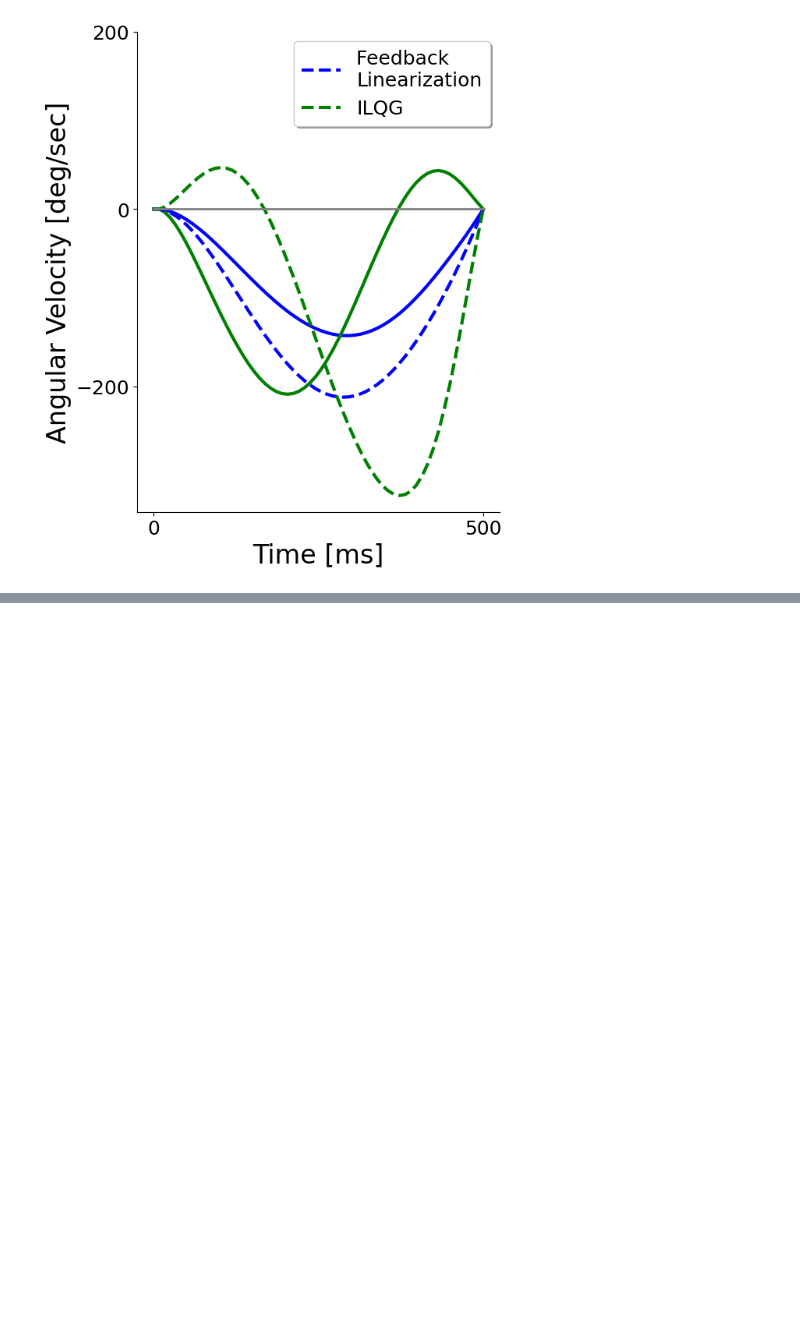
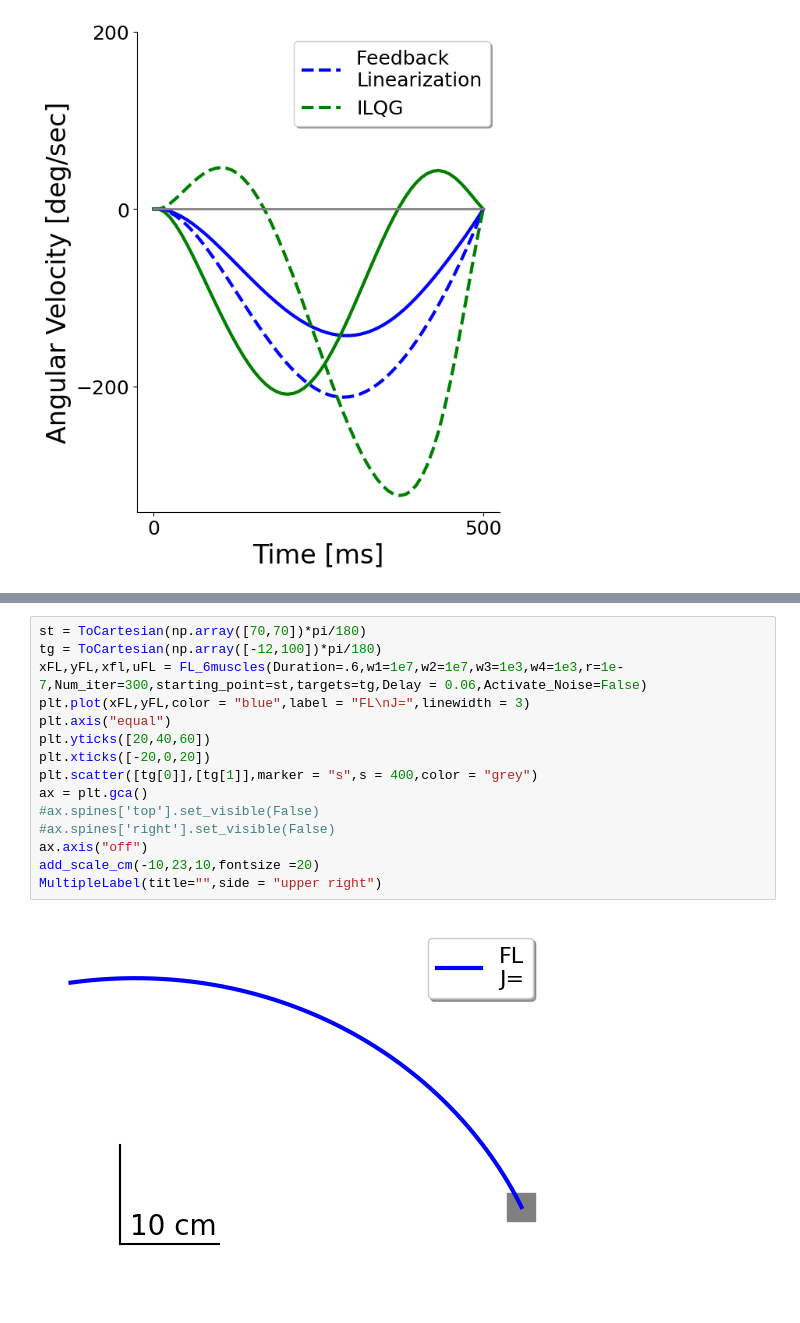
Before and after one commit to AlexandreThy/PhD, a Jupyter notebook: CurrentParts/BestLQG.ipynb, the cells around one changed output, grey strips where cells are left out. Drawn from its saved outputs; the diff is of its cells as text; blank space fills up the shorter version.

```diff
--- a/CurrentParts/BestLQG.ipynb
+++ b/CurrentParts/BestLQG.ipynb
@@ -659,3 +450,20 @@ print(np.sum(uFL*uFL),np.sum(uDLQG*uDLQG),np.sum(uILQG*uILQG))
+# %%
+st = ToCartesian(np.array([70,70])*pi/180)
+tg = ToCartesian(np.array([-12,100])*pi/180)
+xFL,yFL,xfl,uFL = FL_6muscles(Duration=.6,w1=1e7,w2=1e7,w3=1e3,w4=1e3,r=1e-7,Num_iter=300,starting_point=st,targets=tg,Delay = 0.06,Activate_Noise=False)
+plt.plot(xFL,yFL,color = "blue",label = "FL\nJ=",linewidth = 3)
+plt.axis("equal")
+plt.yticks([20,40,60])
+plt.xticks([-20,0,20])
+plt.scatter([tg[0]],[tg[1]],marker = "s",s = 400,color = "grey")
+ax = plt.gca()
+#ax.spines['top'].set_visible(False)
+#ax.spines['right'].set_visible(False)
+ax.axis("off")
+add_scale_cm(-10,23,10,fontsize =20)
+MultipleLabel(title="",side = "upper right")
+# %% [output]
+[figure, added]
 # %%
 
 from matplotlib.patches import Ellipse
```
Also changed, not shown: parts of 16 cells of this notebook, 6 other files.
